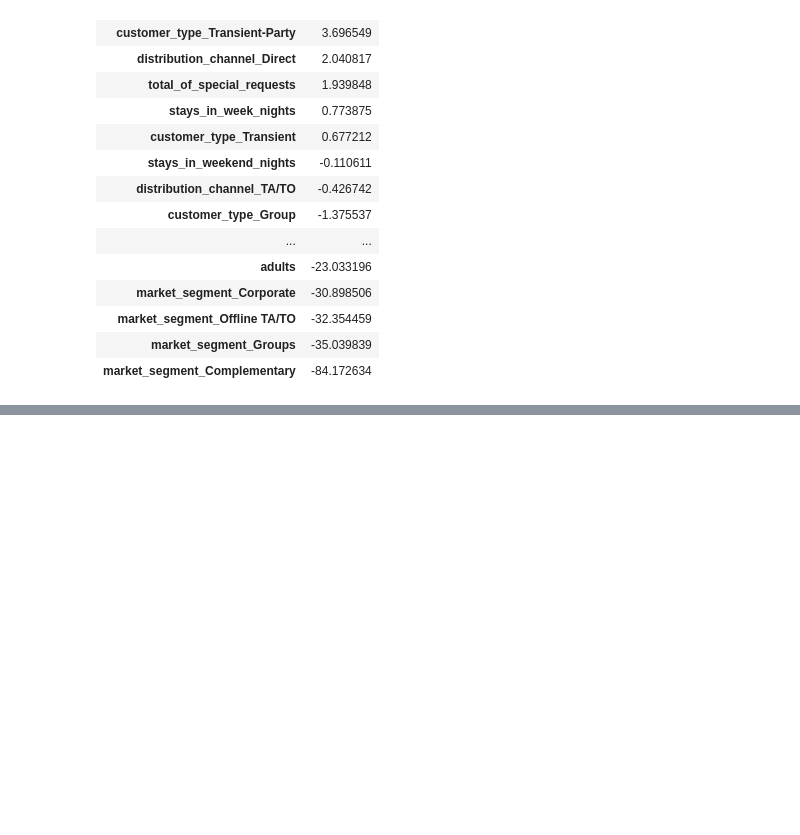
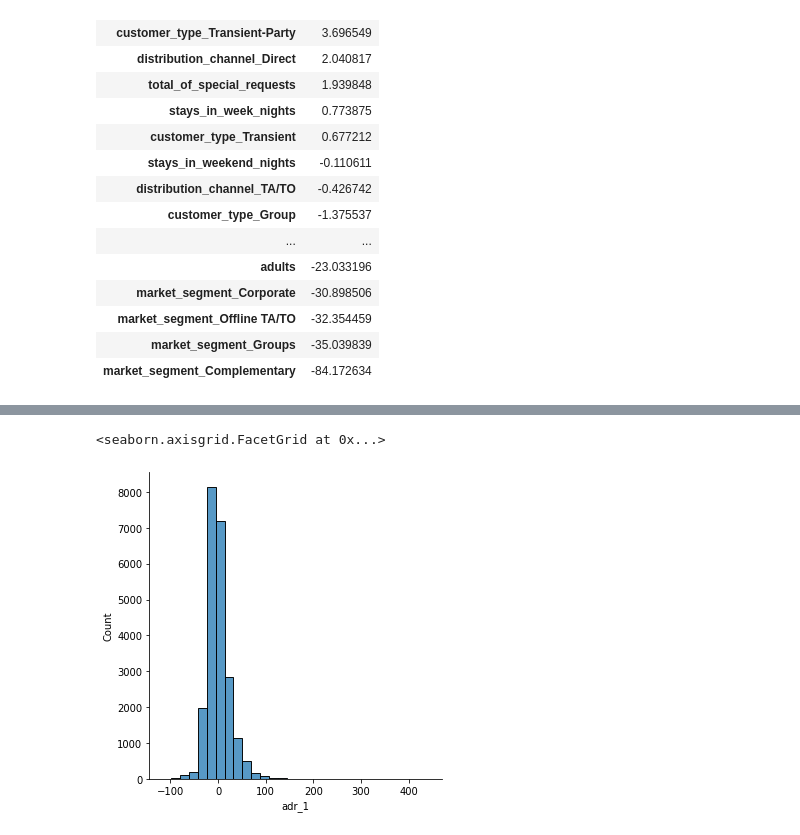
Before and after one commit to ABizCho/py_machineLearning, a Jupyter notebook: Assignment_Group/ML_group_project/ML_groupPJ_sub2_Linear.ipynb, the cells around one changed output, grey strips where cells are left out. Cells and saved outputs as stored; diff of their text form; code cells hidden in the pictures; blank space fills up the shorter version.

```diff
--- a/Assignment_Group/ML_group_project/ML_groupPJ_sub2_Linear.ipynb
+++ b/Assignment_Group/ML_group_project/ML_groupPJ_sub2_Linear.ipynb
@@ -370,0 +442,5 @@ coeff_df.sort_values(by='Coefficient', ascending=False)
+# %%
+sns.displot((y_test-predictions),bins=30)
+# %% [output]
+<seaborn.axisgrid.FacetGrid at 0x...>
+[figure, added]
```
Also changed, not shown: parts of 12 cells of this notebook, 2 other files.
